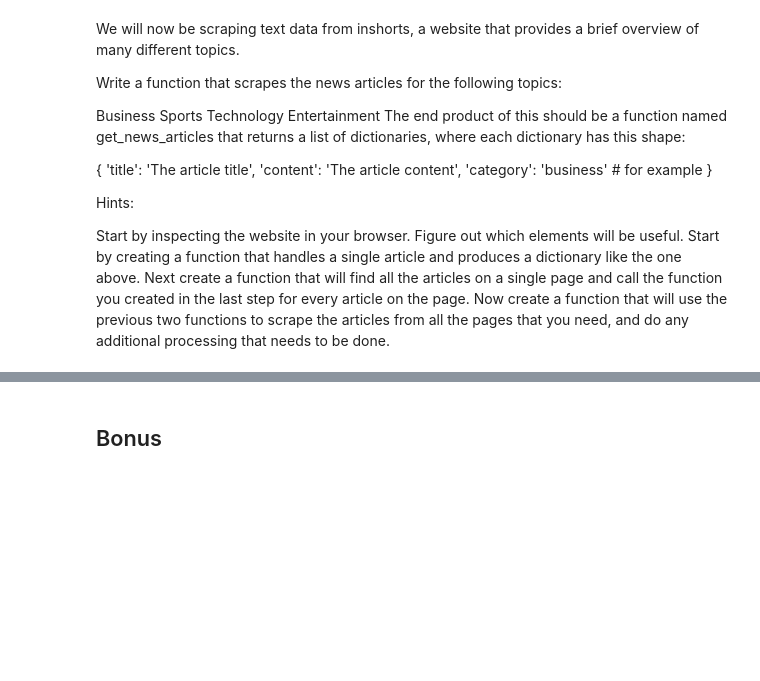
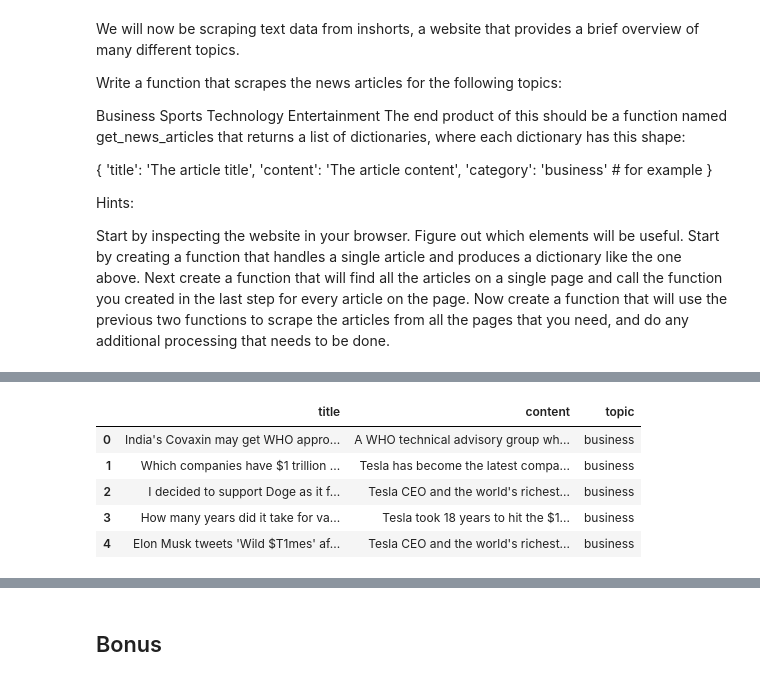
Before and after one commit to adam-talbot/natural-language-processing-exercises, a Jupyter notebook: web_scraping.ipynb, the cells around one changed output, grey strips where cells are left out. Saved outputs shown, nothing was run; the diff lists cells and outputs as text; code cells hidden in the pictures; blank space fills up the shorter version.

```diff
--- a/web_scraping.ipynb
+++ b/web_scraping.ipynb
@@ -287,0 +443,10 @@ Now create a function that will use the previous two functions to scrape the art
+# %%
+# compile into a final function
+def get_articles(topic_list, base_url, user_agent):
+    final_df = pd.DataFrame()
+    for topic in topic_list:
+        df = get_article_info(base_url = base_url, topic = topic, user_agent = user_agent)
+        final_df = pd.concat([final_df, df], ignore_index=True)
+    return final_df
+# %%
+df = get_articles(topic_list=pages, base_url='https://inshorts.com/en/read/', user_agent='Codeup Data Science Germain Cohort')
@@ -287,0 +457,9 @@ Now create a function that will use the previous two functions to scrape the art
+# %%
+df.head()
+# %% [output]
+|  | title | content | topic |
+| 0 | India's Covaxin may get WHO appro... | A WHO technical advisory group wh... | business |
+| 1 | Which companies have $1 trillion ... | Tesla has become the latest compa... | business |
+| 2 | I decided to support Doge as it f... | Tesla CEO and the world's richest... | business |
+| 3 | How many years did it take for va... | Tesla took 18 years to hit the $1... | business |
+| 4 | Elon Musk tweets 'Wild $T1mes' af... | Tesla CEO and the world's richest... | business |
```
Also changed, not shown: parts of 49 cells of this notebook, 1 other file.
